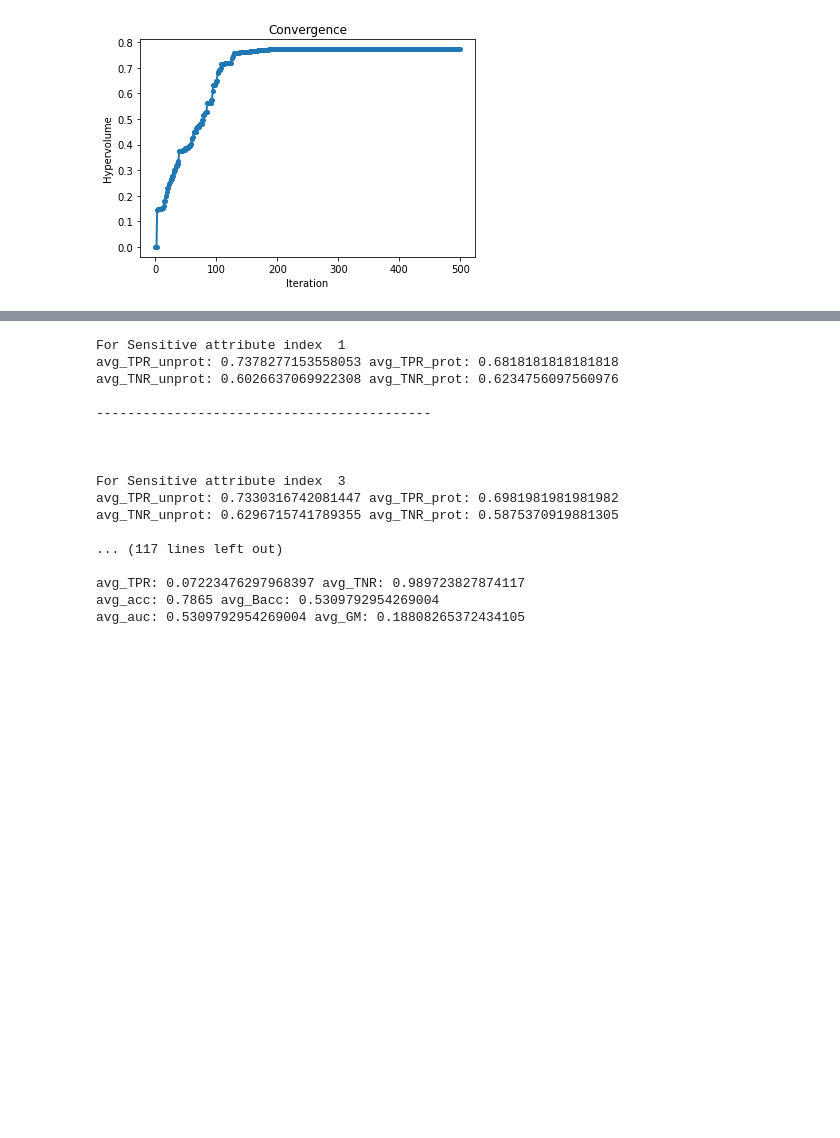
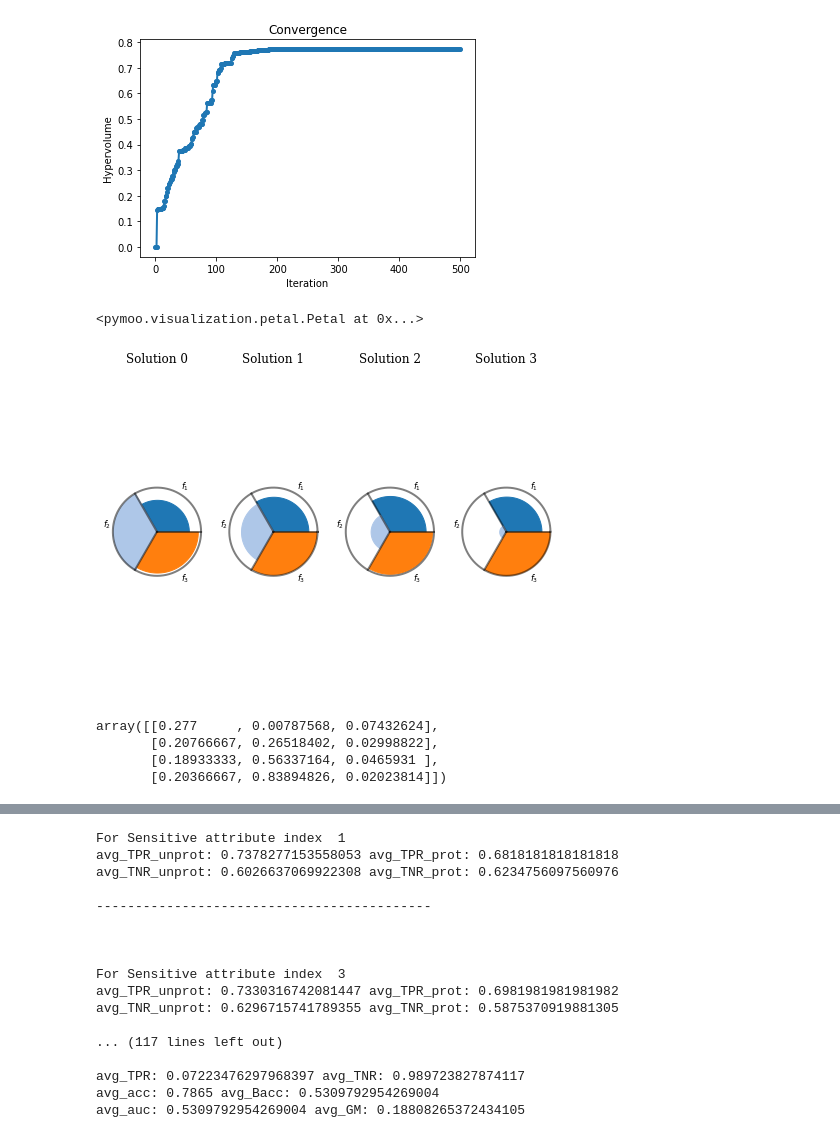
Before and after one commit to arjunroyihrpa/MFPB, a Jupyter notebook: Mult-Fair_Pareto_Boosting/Multi_Fair survival new.ipynb, the cells around one changed output, grey strips where cells are left out. Cells and saved outputs as stored; diff of their text form; code cells hidden in the pictures; blank space fills up the shorter version.

Commit message:
Add more plots

```diff
--- a/Mult-Fair_Pareto_Boosting/Multi_Fair survival new.ipynb
+++ b/Mult-Fair_Pareto_Boosting/Multi_Fair survival new.ipynb
@@ -238,3 +238,25 @@ def plot_hypervolume(pareto_fronts):
 plot_hypervolume(clf.all_PF_iterations)
 # %% [output]
 [figure]
+# %%
+from pymoo.visualization.petal import Petal
+
+F = np.array([x[1] for x in clf.preference_direction_to_solution_mapping])
+F = 1.0 - F # for better visualization invert the fitness
+# now higher value is better
+plot = Petal(bounds=[0, 1], title=["Solution %s" % t for t in range(len(F))],
+             cmap="tab20",
+             #labels=["profit", "cost", "sustainability"]  # TODO
+            )
+plot.add(F)
+plot.show()
+# %% [output]
+<pymoo.visualization.petal.Petal at 0x...>
+[figure, added]
+# %%
+np.array([x[1] for x in clf.preference_direction_to_solution_mapping])
+# %% [output]
+array([[0.277     , 0.00787568, 0.07432624],
+       [0.20766667, 0.26518402, 0.02998822],
+       [0.18933333, 0.56337164, 0.0465931 ],
+       [0.20366667, 0.83894826, 0.02023814]])
```
Also changed, not shown: parts of 3 cells of this notebook.
